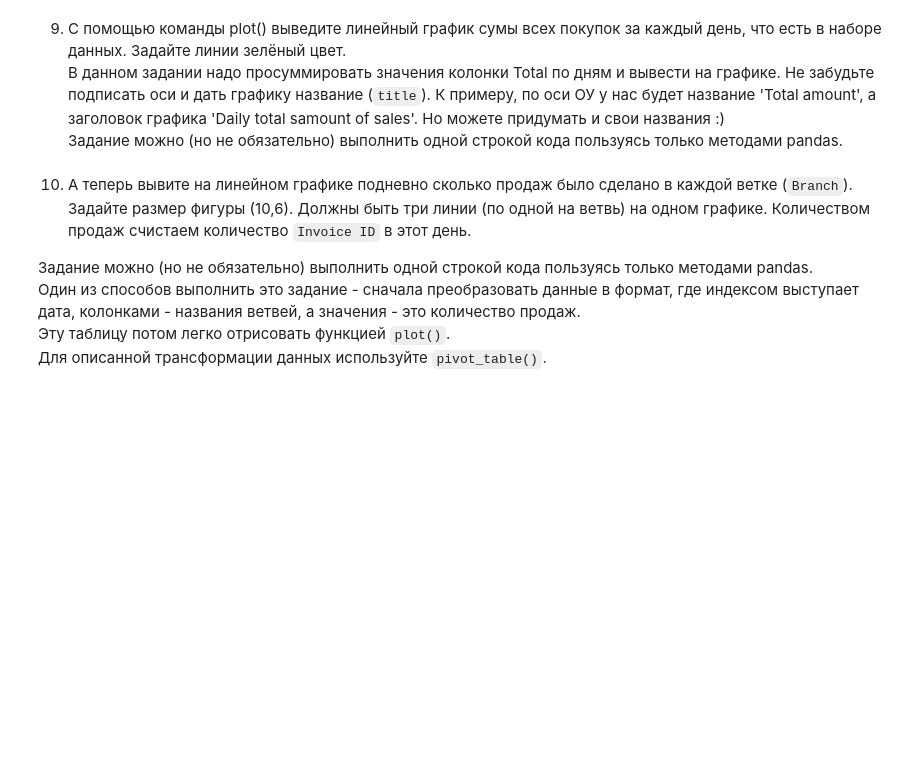
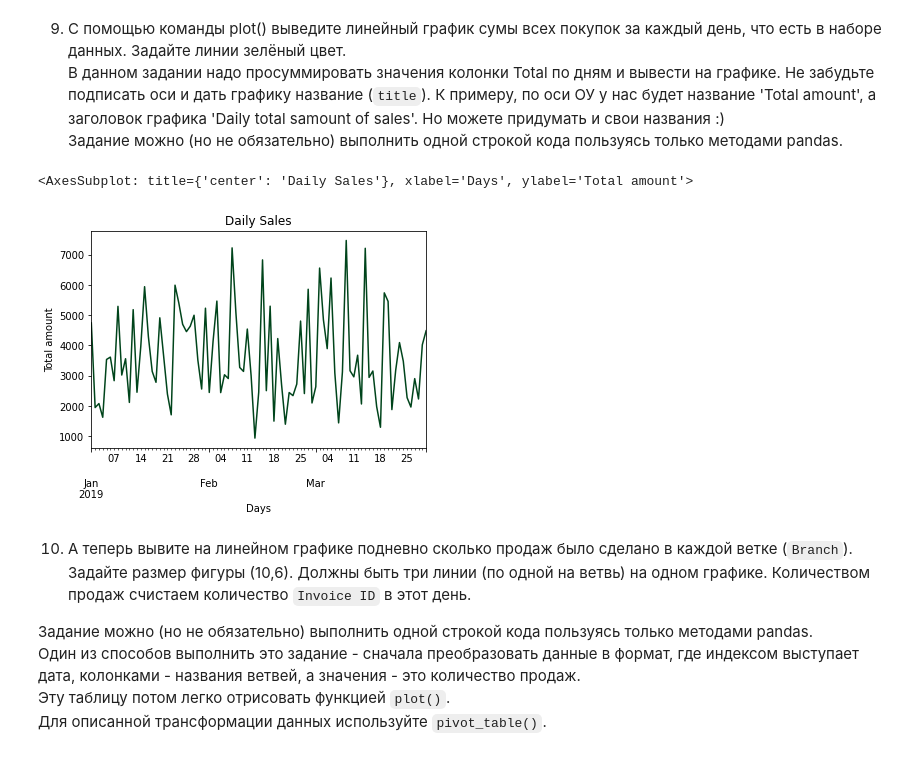
Before and after one commit to Delfori/Data_Analisys, a Jupyter notebook: rb_python_for_science/Lessons_3_4/HW2. Pandas. Basic visualizations.ipynb, the cells around one changed output. Cells and saved outputs as stored; diff of their text form; code cells hidden in the pictures; blank space fills up the shorter version.

```diff
--- a/rb_python_for_science/Lessons_3_4/HW2. Pandas. Basic visualizations.ipynb
+++ b/rb_python_for_science/Lessons_3_4/HW2. Pandas. Basic visualizations.ipynb
@@ -7,5 +12,6 @@
 # %%
-df = None # ваш код тут
+
+df = pd.read_csv('supermarket_sales.csv') # ваш код тут
 # %% [markdown]
 2. Покажите первые 5 и последние 5 записей в наборе данных.
 # %%
@@ -35,13 +99,25 @@ df = None # ваш код тут
 # %% [markdown]
 8. Преобразуйте колонку Date в формат datetime.
 # %%
-df['Date'] = None # ваш код тут
+df['Date'] = pd.to_datetime(df['Date'])
 # %% [markdown]
 9. C помощью команды plot() выведите линейный график сумы всех покупок за каждый день, что есть в наборе данных. Задайте линии зелёный цвет.
 В данном задании надо просуммировать значения колонки Total по дням и вывести на графике. Не забудьте подписать оси и дать графику название (`title`). К примеру, по оси ОУ у нас будет название 'Total amount', а заголовок графика 'Daily total samount of sales'. Но можете придумать и свои названия :)
 Задание можно (но не обязательно) выполнить одной строкой кода пользуясь только методами pandas.
 # %%
-# ваш код тут
+(df.groupby(['Date'])
+    .sum()['Total']
+    .plot(
+        kind='line',
+        title='Daily Sales',
+        colormap='Greens_r',
+        xlabel='Days',
+        ylabel='Total amount'
+        )
+)
+# %% [output]
+<AxesSubplot: title={'center': 'Daily Sales'}, xlabel='Days', ylabel='Total amount'>
+[figure, added]
 # %% [markdown]
 10. А теперь вывите на линейном графике подневно сколько продаж было сделано в каждой ветке (`Branch`). Задайте размер фигуры (10,6).
 Должны быть три линии (по одной на ветвь) на одном графике.
```
Also changed, not shown: parts of 15 cells of this notebook, 2 other files.
